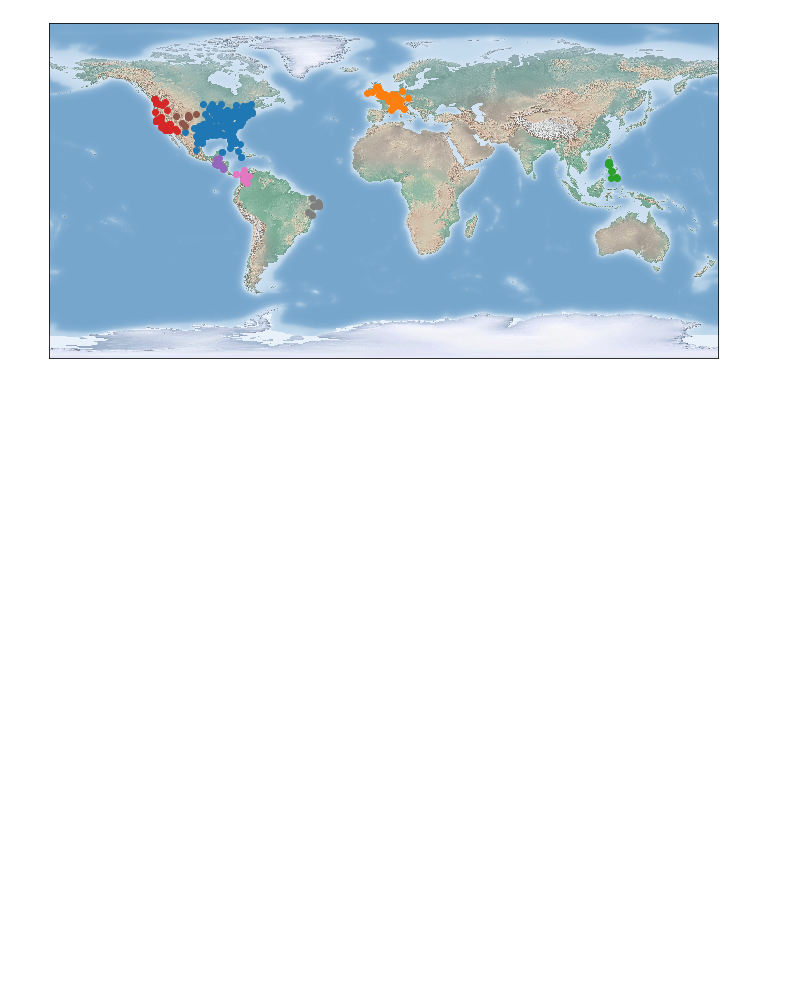
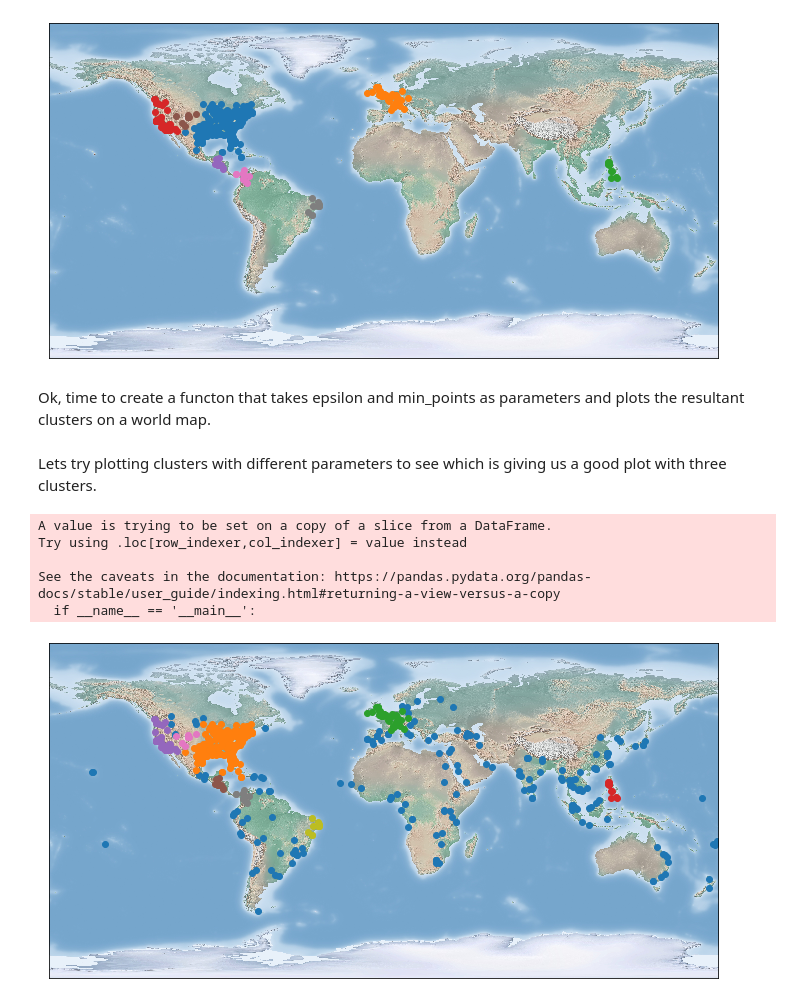
Before and after one commit to AndyWarhurst/HeadlinesLiveProject2020, a Jupyter notebook: Part 3.ipynb, the cells around one changed output. Cells and saved outputs as stored; diff of their text form; code cells hidden in the pictures; blank space fills up the shorter version.

```diff
--- a/Part 3.ipynb
+++ b/Part 3.ipynb
@@ -220,3 +220,39 @@ map_plotter.shadedrelief()
 plt.show()
 # %% [output]
 [figure]
+# %% [markdown]
+Ok, time to create a functon that takes epsilon and min_points as parameters and plots the resultant clusters on a world map.
+# %%
+def plot_clusters (epsilon, min_points):
+
+    locations = headlines[["latitude","longitude"]]
+
+    #from sklearn.cluster import DBSCAN
+    cluster_model = DBSCAN(eps=epsilon, min_samples=min_points)
+    density_clusters = cluster_model.fit_predict(locations)
+
+    locations['d_cluster']=density_clusters
+
+    cluster_groups = locations.groupby('d_cluster')
+
+    fig = plt.figure(figsize=(12, 8))
+
+    for cluster_id, items in cluster_groups:
+        #if cluster_id == -1:
+        #    continue
+        plt.scatter(items.longitude, items.latitude)
+
+    locations = locations.drop(columns=['d_cluster'])
+    map_plotter.shadedrelief()
+    plt.show()
+# %% [markdown]
+Lets try plotting clusters with different parameters to see which is giving us a good plot with three clusters.
+# %%
+plot_clusters(5,10)
+# %% [output]
+A value is trying to be set on a copy of a slice from a DataFrame.
+Try using .loc[row_indexer,col_indexer] = value instead
+
+See the caveats in the documentation: https://pandas.pydata.org/pandas-docs/stable/user_guide/indexing.html#returning-a-view-versus-a-copy
+  if __name__ == '__main__':
+[figure, added]
```
Also changed, not shown: parts of 17 cells of this notebook.
